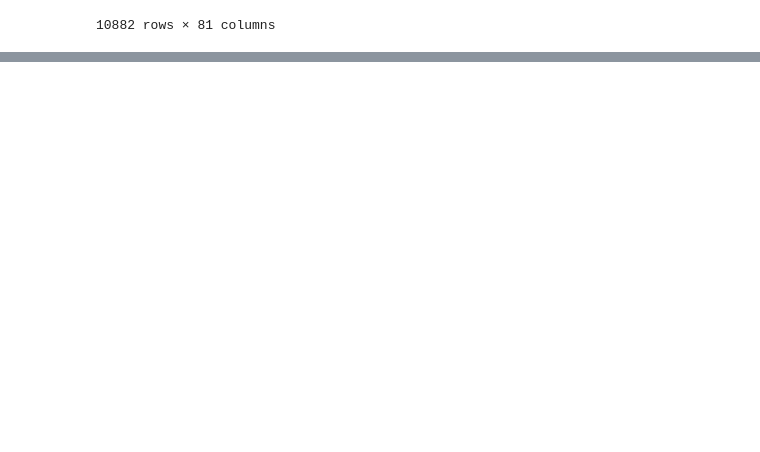
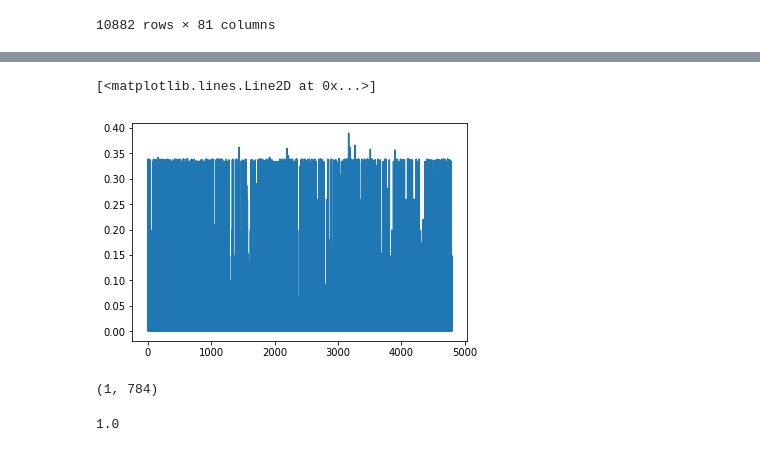
Before and after one commit to josealb/auto_can_re, a Jupyter notebook: can_learn.ipynb, the cells around one changed output, grey strips where cells are left out. Cells and saved outputs as stored; diff of their text form; code cells hidden in the pictures; blank space fills up the shorter version.

```diff
--- a/can_learn.ipynb
+++ b/can_learn.ipynb
@@ -191,0 +264,5 @@ NameError: name 'seq_len' is not defined
+# %%
+plt.plot(result)
+# %% [output]
+[<matplotlib.lines.Line2D at 0x...>]
+[figure, added]
@@ -191,0 +274,8 @@ NameError: name 'seq_len' is not defined
+# %%
+x.shape
+# %% [output]
+(1, 784)
+# %%
+y_train[index]
+# %% [output]
+1.0
```
Also changed, not shown: parts of 34 cells of this notebook.
